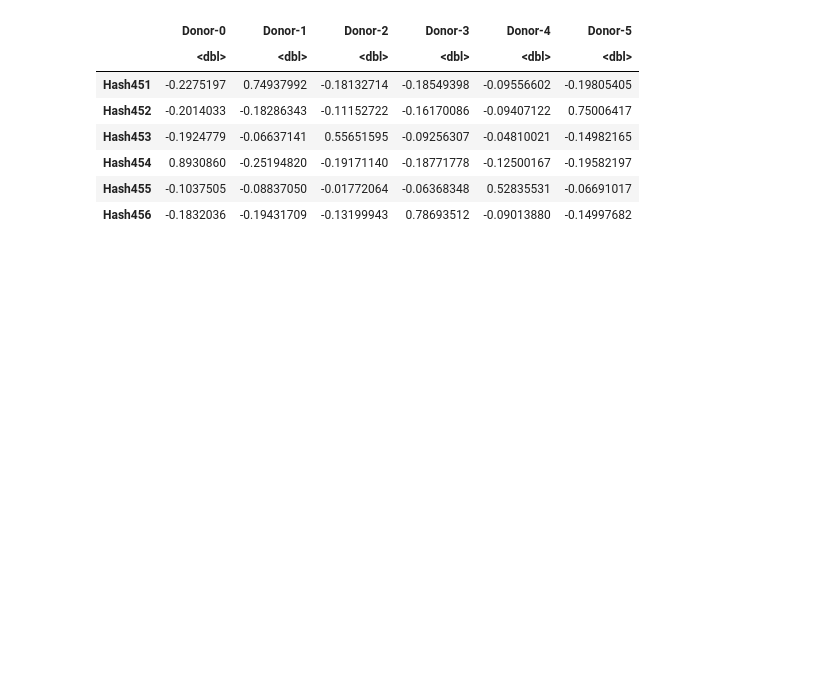
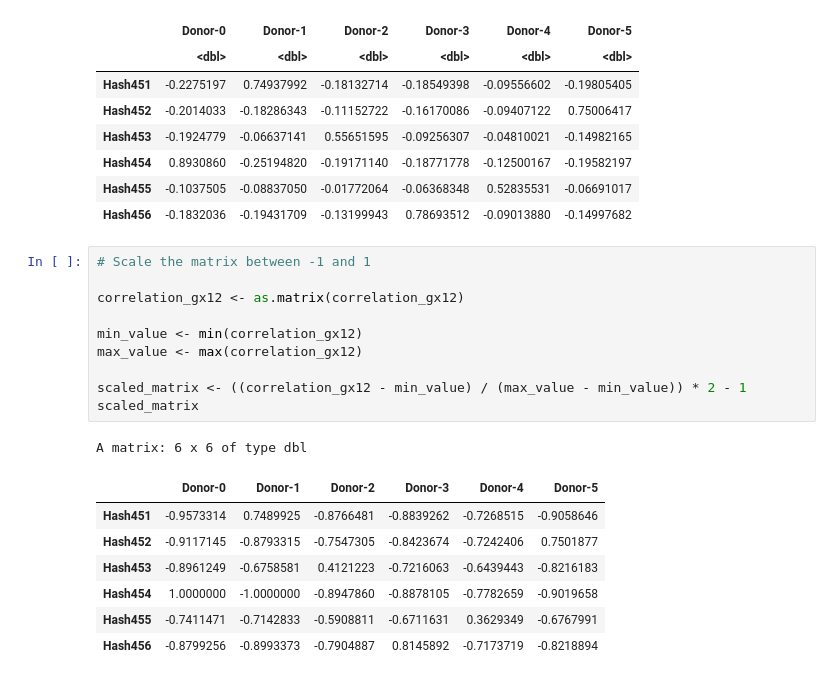
Before and after one commit to theislab/hadge-reproducibility, a Jupyter notebook: notebooks/Figure3.ipynb, the cells around one changed output. Drawn from its saved outputs; the diff is of its cells as text; blank space fills up the shorter version.

```diff
--- a/notebooks/Figure3.ipynb
+++ b/notebooks/Figure3.ipynb
@@ -26,6 +30,25 @@ A data.frame: 6 x 6
 | Hash454 | 0.8930860 | -0.25194820 | -0.19171140 | -0.18771778 | -0.12500167 | -0.19582197 |
 | Hash455 | -0.1037505 | -0.08837050 | -0.01772064 | -0.06368348 | 0.52835531 | -0.06691017 |
 | Hash456 | -0.1832036 | -0.19431709 | -0.13199943 | 0.78693512 | -0.09013880 | -0.14997682 |
+# %%
+# Scale the matrix between -1 and 1
+
+correlation_gx12 <- as.matrix(correlation_gx12)
+
+min_value <- min(correlation_gx12)
+max_value <- max(correlation_gx12)
+
+scaled_matrix <- ((correlation_gx12 - min_value) / (max_value - min_value)) * 2 - 1
+scaled_matrix
+# %% [output]
+A matrix: 6 x 6 of type dbl
+|  | Donor-0 | Donor-1 | Donor-2 | Donor-3 | Donor-4 | Donor-5 |
+| Hash451 | -0.9573314 | 0.7489925 | -0.8766481 | -0.8839262 | -0.7268515 | -0.9058646 |
+| Hash452 | -0.9117145 | -0.8793315 | -0.7547305 | -0.8423674 | -0.7242406 | 0.7501877 |
+| Hash453 | -0.8961249 | -0.6758581 | 0.4121223 | -0.7216063 | -0.6439443 | -0.8216183 |
+| Hash454 | 1.0000000 | -1.0000000 | -0.8947860 | -0.8878105 | -0.7782659 | -0.9019658 |
+| Hash455 | -0.7411471 | -0.7142833 | -0.5908811 | -0.6711631 | 0.3629349 | -0.6767991 |
+| Hash456 | -0.8799256 | -0.8993373 | -0.7904887 | 0.8145892 | -0.7173719 | -0.8218894 |
 # %%
 # Define the color palette and the annotation
 newCols <- colorRampPalette(grDevices::rainbow(6))
```
Also changed, not shown: parts of 7 cells of this notebook, 13 other files.
